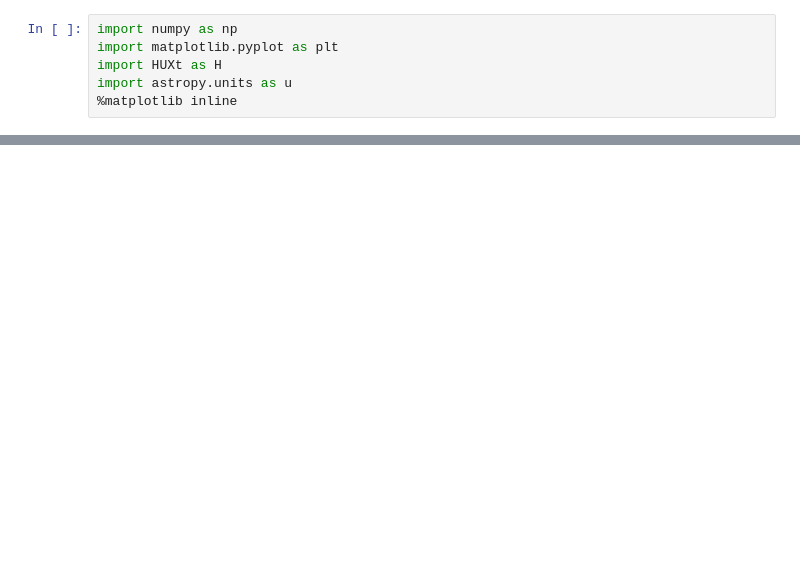
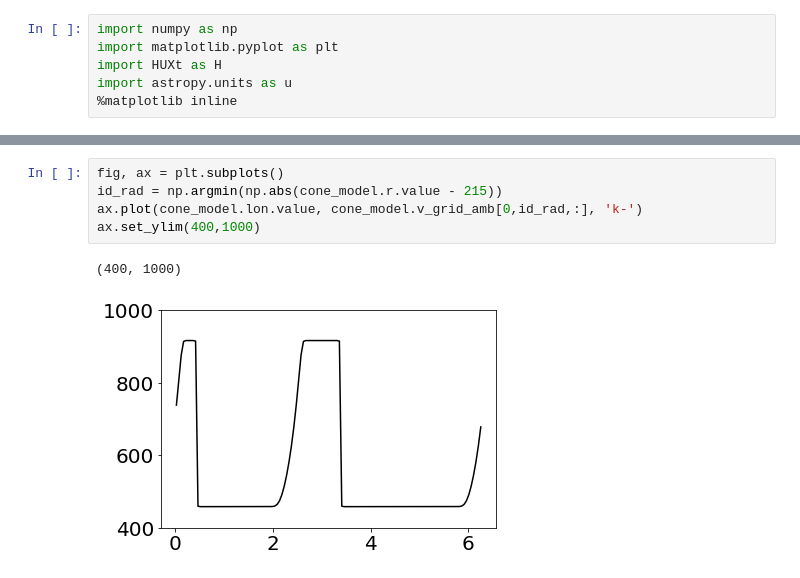
Before and after one commit to University-of-Reading-Space-Science/HUXt, a Jupyter notebook: code/HUXt_example.ipynb, the cells around one changed output, grey strips where cells are left out. Cells and saved outputs as stored; diff of their text form; blank space fills up the shorter version.

```diff
--- a/code/HUXt_example.ipynb
+++ b/code/HUXt_example.ipynb
@@ -43,0 +55,8 @@ vb, cme, cone_model = H.load_cone_cme_run('C:\\Users\\yq904481\\PycharmProjects\
+# %%
+fig, ax = plt.subplots()
+id_rad = np.argmin(np.abs(cone_model.r.value - 215))
+ax.plot(cone_model.lon.value, cone_model.v_grid_amb[0,id_rad,:], 'k-')
+ax.set_ylim(400,1000)
+# %% [output]
+(400, 1000)
+[figure, added]
```
Also changed, not shown: parts of 9 cells of this notebook, 1 other file.
